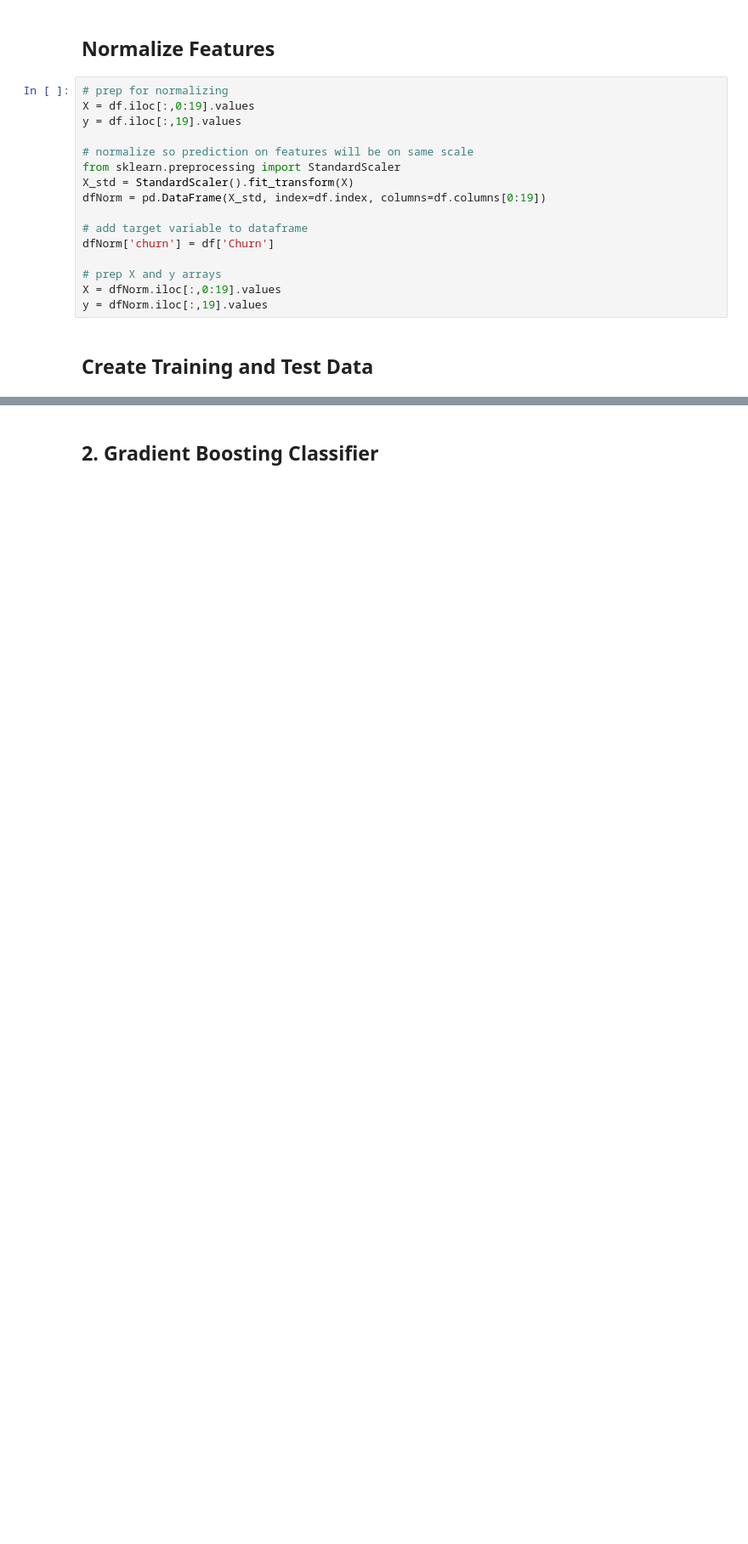
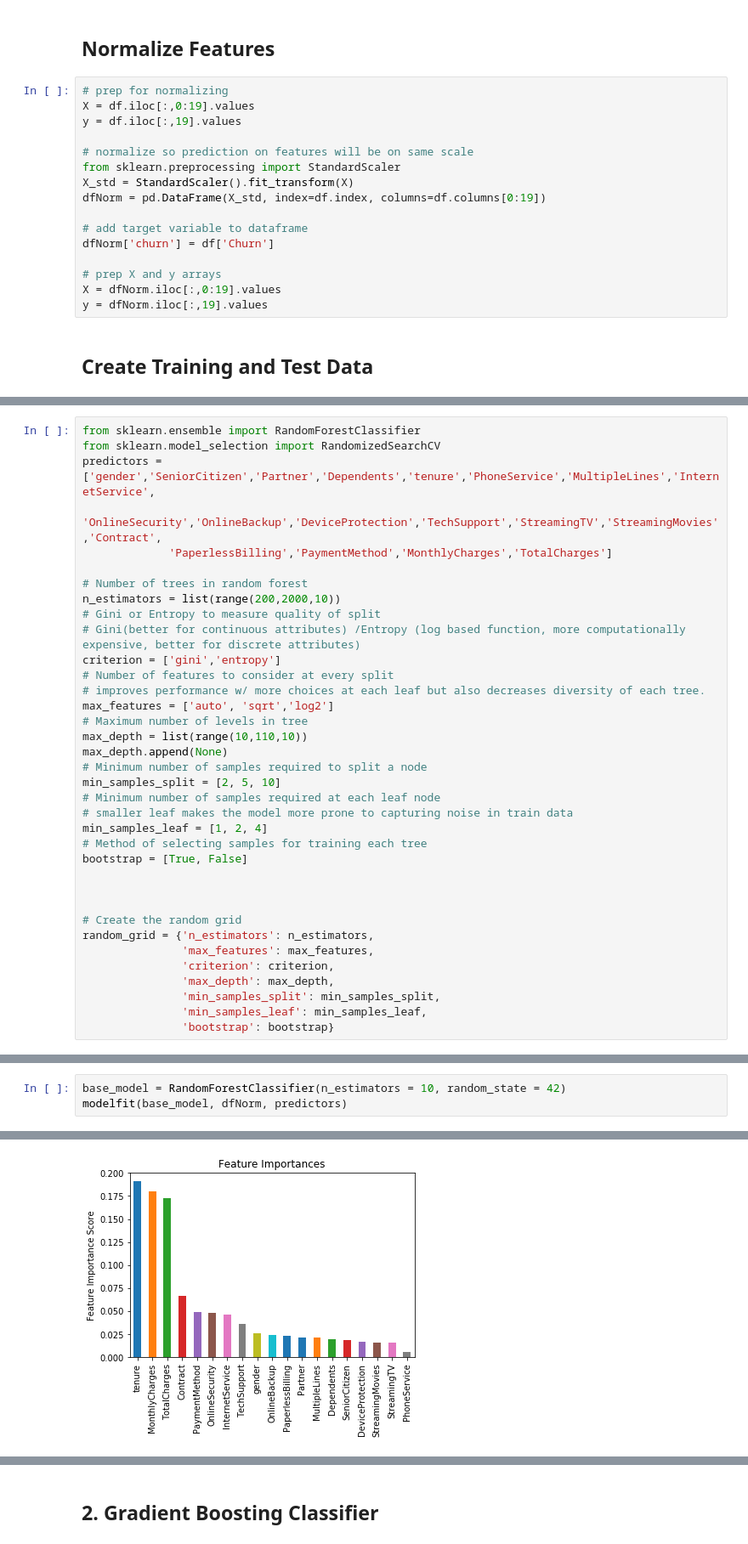
Before and after one commit to hctlee0812/Springboard, a Jupyter notebook: Capstone Project 2/Predictive Modeling/Telecom Churn | Predictive Analytics.ipynb, the cells around one changed output, grey strips where cells are left out. Shown: that part at 85% size. Saved outputs shown, nothing was run; the diff lists cells and outputs as text; blank space fills up the shorter version.

```diff
--- a/Capstone Project 2/Predictive Modeling/Telecom Churn | Predictive Analytics.ipynb
+++ b/Capstone Project 2/Predictive Modeling/Telecom Churn | Predictive Analytics.ipynb
@@ -108,0 +101,36 @@ avg / total       0.78      0.79      0.78      2113
+# %%
+from sklearn.ensemble import RandomForestClassifier
+from sklearn.model_selection import RandomizedSearchCV
+predictors = ['gender','SeniorCitizen','Partner','Dependents','tenure','PhoneService','MultipleLines','InternetService',
+              'OnlineSecurity','OnlineBackup','DeviceProtection','TechSupport','StreamingTV','StreamingMovies','Contract',
+             'PaperlessBilling','PaymentMethod','MonthlyCharges','TotalCharges']
+
+# Number of trees in random forest
+n_estimators = list(range(200,2000,10))
+# Gini or Entropy to measure quality of split
+# Gini(better for continuous attributes) /Entropy (log based function, more computationally expensive, better for discrete attributes)
+criterion = ['gini','entropy']
+# Number of features to consider at every split
+# improves performance w/ more choices at each leaf but also decreases diversity of each tree.
+max_features = ['auto', 'sqrt','log2']
+# Maximum number of levels in tree
+max_depth = list(range(10,110,10))
+max_depth.append(None)
+# Minimum number of samples required to split a node
+min_samples_split = [2, 5, 10]
+# Minimum number of samples required at each leaf node
+# smaller leaf makes the model more prone to capturing noise in train data
+min_samples_leaf = [1, 2, 4]
+# Method of selecting samples for training each tree
+bootstrap = [True, False]
+
+
+
+# Create the random grid
+random_grid = {'n_estimators': n_estimators,
+               'max_features': max_features,
+               'criterion': criterion,
+               'max_depth': max_depth,
+               'min_samples_split': min_samples_split,
+               'min_samples_leaf': min_samples_leaf,
+               'bootstrap': bootstrap}
@@ -108,0 +229,4 @@ avg / total       0.78      0.79      0.78      2113
+# %%
+base_model = RandomForestClassifier(n_estimators = 10, random_state = 42)
+modelfit(base_model, dfNorm, predictors)
+# %% [output]
@@ -108,0 +237 @@ avg / total       0.78      0.79      0.78      2113
+[figure, added]
```
Also changed, not shown: parts of 99 cells of this notebook.
